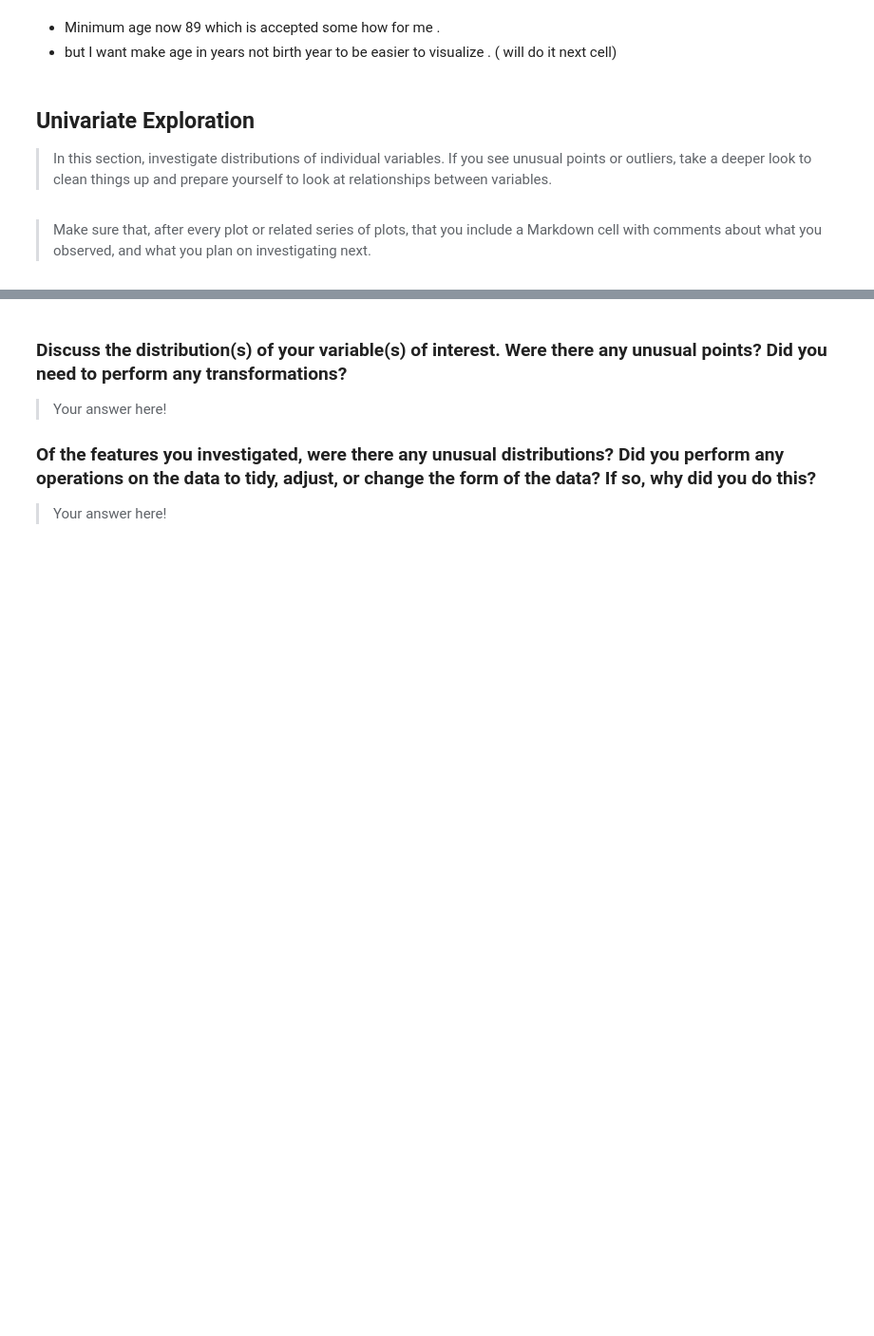
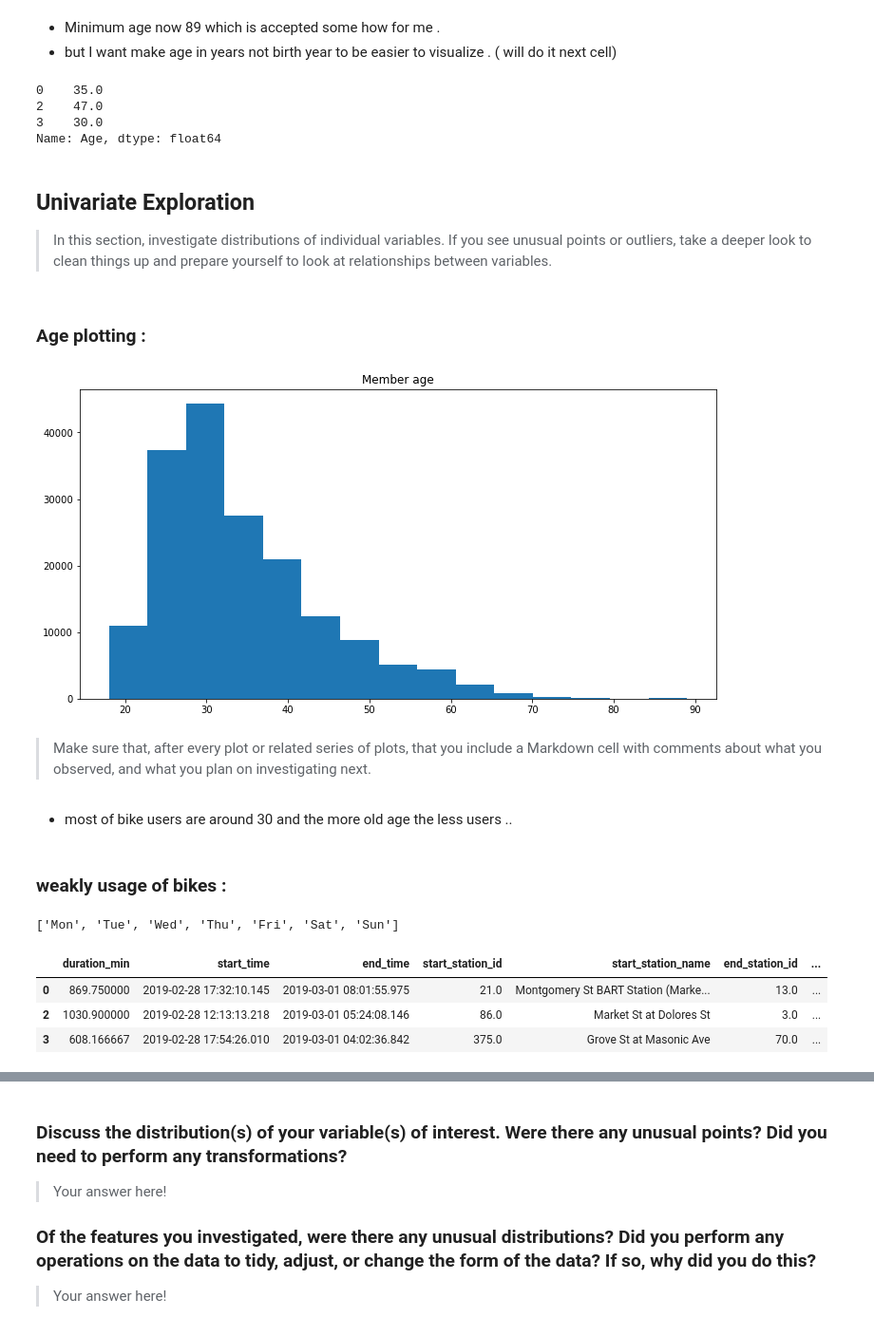
Before and after one commit to Theabdelkader/Communicate-Data-Findings-Ford-GoBike-System, a Jupyter notebook: exploration_template.ipynb, the cells around one changed output, grey strips where cells are left out. Shown: that part at 95% size. Saved outputs shown, nothing was run; the diff lists cells and outputs as text; code cells hidden in the pictures; blank space fills up the shorter version.

Commit message:
Age plotting

```diff
--- a/exploration_template.ipynb
+++ b/exploration_template.ipynb
@@ -293,14 +293,44 @@ Min_Age
 # %%
 df['Age'] = 2019 - df.member_birth_year
 # %%
-df['Age']
+df.Age.head(3)
+# %% [output]
+0    35.0
+2    47.0
+3    30.0
+Name: Age, dtype: float64
 # %% [markdown]
 ## Univariate Exploration
 
 > In this section, investigate distributions of individual variables. If
 you see unusual points or outliers, take a deeper look to clean things up
 and prepare yourself to look at relationships between variables.
+# %% [markdown]
+### Age plotting :
+# %%
+plt.figure(figsize=(12,6))
+plt.hist(df['Age'],bins = 15);
+plt.title('Member age');
+# %% [output]
+[figure, added]
 # %% [markdown]
 > Make sure that, after every plot or related series of plots, that you
 include a Markdown cell with comments about what you observed, and what
 you plan on investigating next.
+# %% [markdown]
+- most of bike users are around 30 and the more old age the less users ..
+# %% [markdown]
+### weakly usage of bikes :
+# %%
+# as the start of is Mon day in America and weekends are Sat and Sun
+daysofweak=['Mon', 'Tue', 'Wed', 'Thu', 'Fri', 'Sat', 'Sun']
+daysofweak
+# %% [output]
+['Mon', 'Tue', 'Wed', 'Thu', 'Fri', 'Sat', 'Sun']
+# %%
+df.head(3)
+# %% [output]
+|  | duration_min | start_time | end_time | start_station_id | start_station_name | end_station_id | ... |
+| 0 | 869.750000 | 2019-02-28 17:32:10.145 | 2019-03-01 08:01:55.975 | 21.0 | Montgomery St BART Station (Marke... | 13.0 | ... |
+| 2 | 1030.900000 | 2019-02-28 12:13:13.218 | 2019-03-01 05:24:08.146 | 86.0 | Market St at Dolores St | 3.0 | ... |
+| 3 | 608.166667 | 2019-02-28 17:54:26.010 | 2019-03-01 04:02:36.842 | 375.0 | Grove St at Masonic Ave | 70.0 | ... |
```
Also changed, not shown: parts of 2 cells of this notebook.
